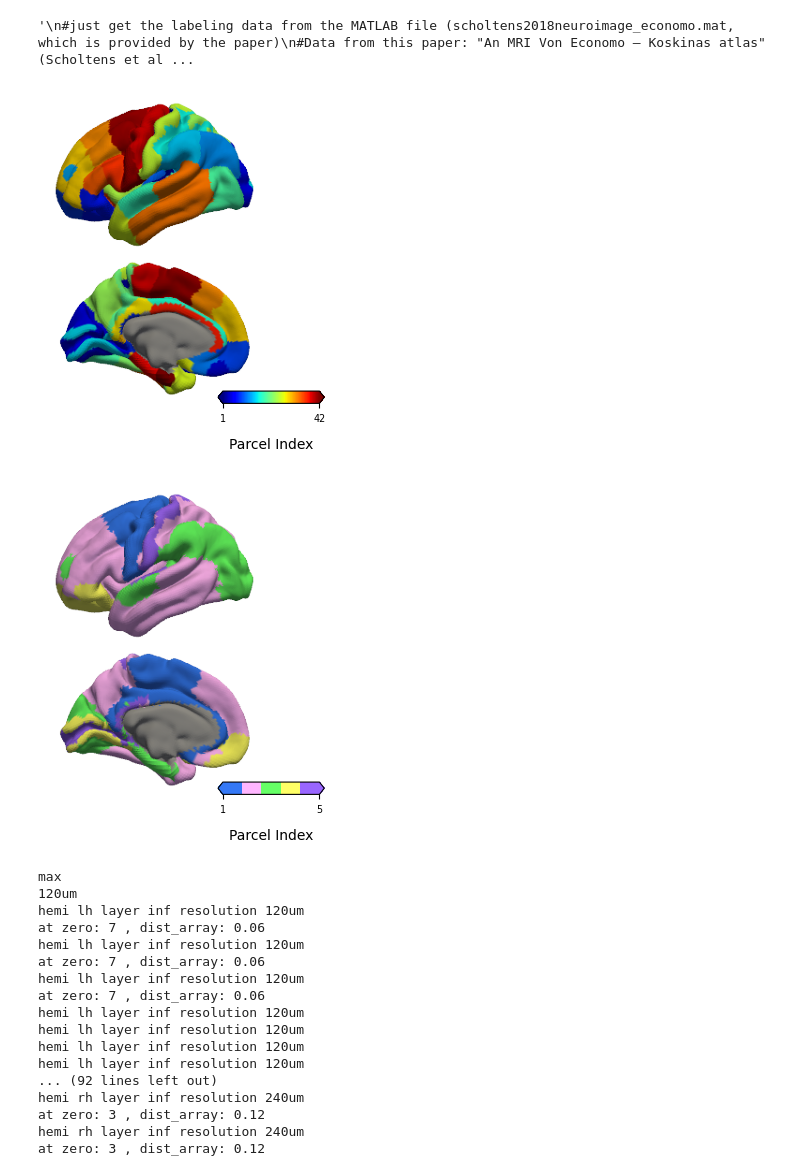
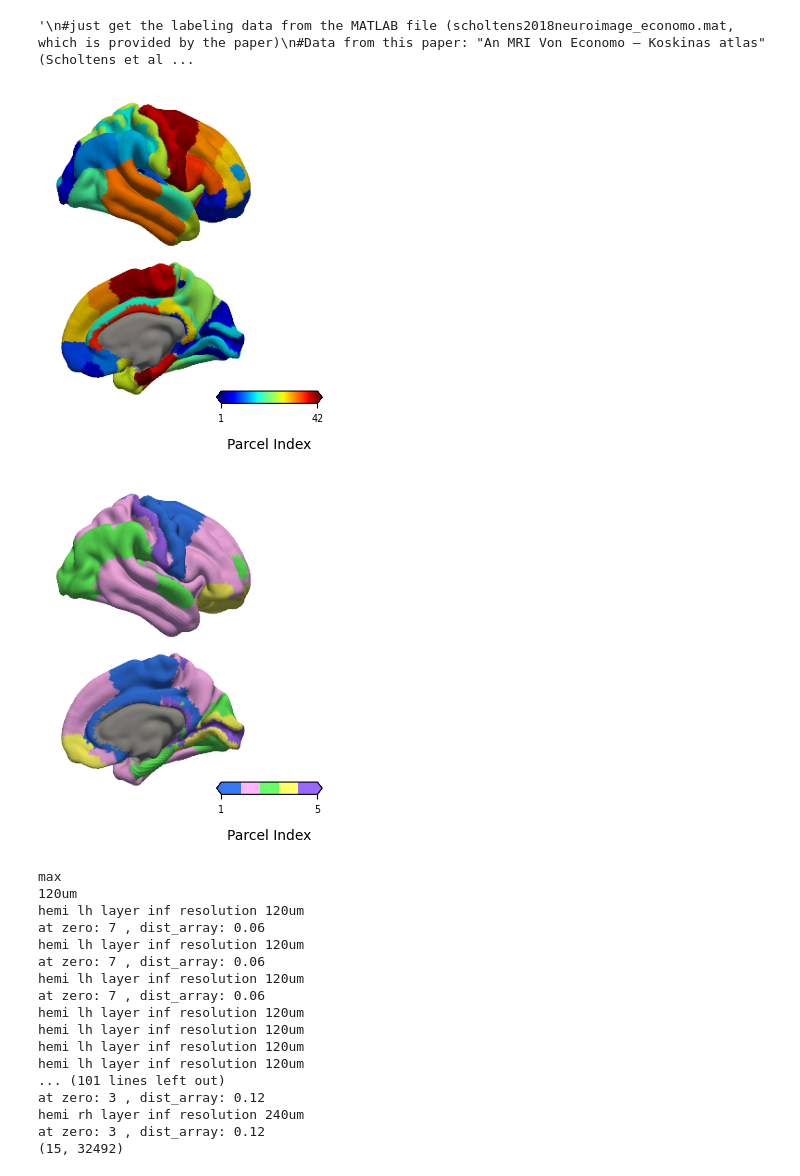
Before and after one commit to dyjung130/cortical_layer, a Jupyter notebook: jupyter-notebook/082725_cyto_parcellate/run_cyto_von_parcellation.ipynb, the cells around one changed output. Saved outputs shown, nothing was run; the diff lists cells and outputs as text; code cells hidden in the pictures.

```diff
--- a/jupyter-notebook/082725_cyto_parcellate/run_cyto_von_parcellation.ipynb
+++ b/jupyter-notebook/082725_cyto_parcellate/run_cyto_von_parcellation.ipynb
@@ -181,36 +181,36 @@ def plot_brain(data2plot, surface_file, hemisphere='lh', title=None,
         if output_dir is not None:
             if not os.path.exists(output_dir):
                 os.makedirs(output_dir)
             plt.savefig(f'{output_dir}/{savefilename_prefix}.png', dpi=300)
             np.save(f'{output_dir}/{savefilename_prefix}_32k_fs_LR.npy', data2plot)
 
     return fig
 
-hemi = 'lh'
+hemi = 'rh'
 # Use the function
 if hemi == 'lh':
     surface_file = '/Users/dennis.jungchildmind.org/Downloads/MYATLAS_package_new/cortical_surface/conte69_32k/S1200.L.pial_MSMAll.32k_fs_LR.surf.gii'
 elif hemi == 'rh':
     surface_file = '/Users/dennis.jungchildmind.org/Downloads/MYATLAS_package_new/cortical_surface/conte69_32k/S1200.R.pial_MSMAll.32k_fs_LR.surf.gii'
 data2plot = von_ek_atlas.copy()
 datamask = von_ek_atlas > 0
 data2plot[~datamask] = np.nan
 fig = plot_brain(data2plot, surface_file, hemisphere=hemi,
                  output_dir='von_ek_atlas', savefilename_prefix='von_ek_atlas',save_files=False)
 
 data2plot = economo_koskinas_atlas_rh.copy().astype(float)
 datamask = economo_koskinas_atlas_rh > 0
 data2plot[~datamask] = np.nan
 
 
 
 discrete_cmap = ListedColormap(CYTO5_COLORS .values())
 
 fig2 = plot_brain(data2plot, surface_file, hemisphere=hemi,
                  output_dir='von_ek_atlas', savefilename_prefix='von_ek_atlas',save_files=False, do_percentile=False, cmap=discrete_cmap)
 # %% [output]
-[figure, old version]
+[figure, new version]
-[figure, old version]
+[figure, new version]
 # %%
 def load_intensity_data(base_path, base_path_intensity, hemisphere='lh', layer='inf', data_type="diff"):
     """
@@ -235,8 +235,6 @@ def load_intensity_data(base_path, base_path_intensity, hemisphere='lh', layer='
 
     for subjects in os.listdir(base_path):
         #for now skip I54_confidence
-        if subjects == 'I54_new_confidence':
-            continue
         if subjects:
             print('hemi',hemisphere,'layer',layer,'resolution',resolution)
             intensity_file_path = os.path.join(base_path_intensity, subjects, f"{hemisphere}/{layer}_{resolution}_method0_manual_raw_intensity.npz")
@@ -276,6 +274,10 @@ rh_intensity_data_uncut_120um, rh_intensity_data_at_zero_120um, rh_subject_names
 
 lh_intensity_data_uncut_240um, lh_intensity_data_at_zero_240um, _  = load_intensity_data(base_path, base_path_intensity_240um, 'lh', data_type=DATA_TYPE)
 rh_intensity_data_uncut_240um, rh_intensity_data_at_zero_240um, _  = load_intensity_data(base_path, base_path_intensity_240um, 'rh', data_type=DATA_TYPE)
+
+
+print(lh_intensity_data_uncut_120um[0].shape)
+#load bigbrain
 # %% [output]
 max
 120um
@@ -289,8 +291,8 @@ hemi lh layer inf resolution 120um
 hemi lh layer inf resolution 120um
 hemi lh layer inf resolution 120um
 hemi lh layer inf resolution 120um
-... (92 lines left out)
-hemi rh layer inf resolution 240um
+... (101 lines left out)
 at zero: 3 , dist_array: 0.12
 hemi rh layer inf resolution 240um
 at zero: 3 , dist_array: 0.12
+(15, 32492)
```
Also changed, not shown: parts of 12 cells of this notebook, 25 other files.
